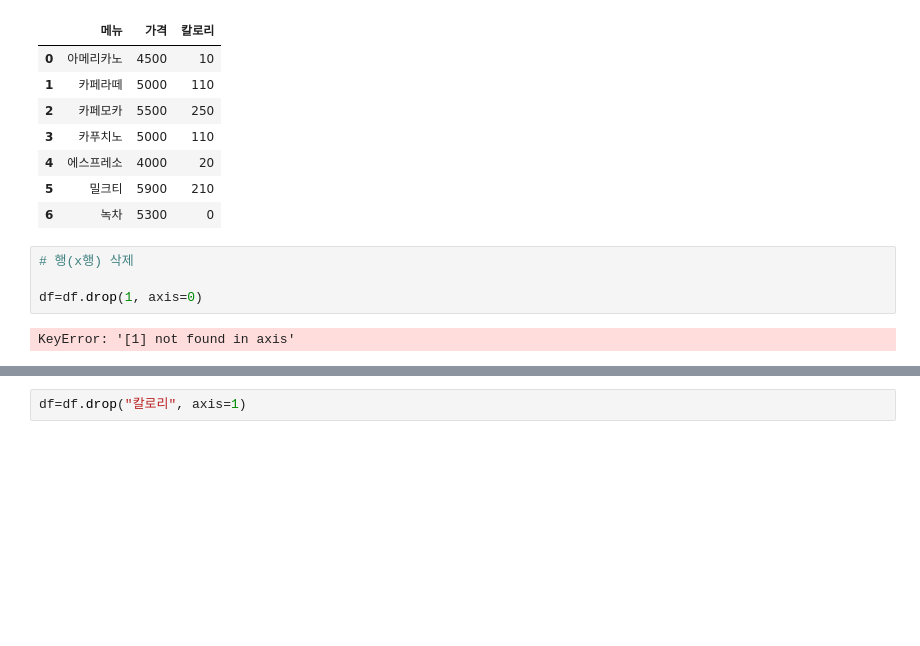
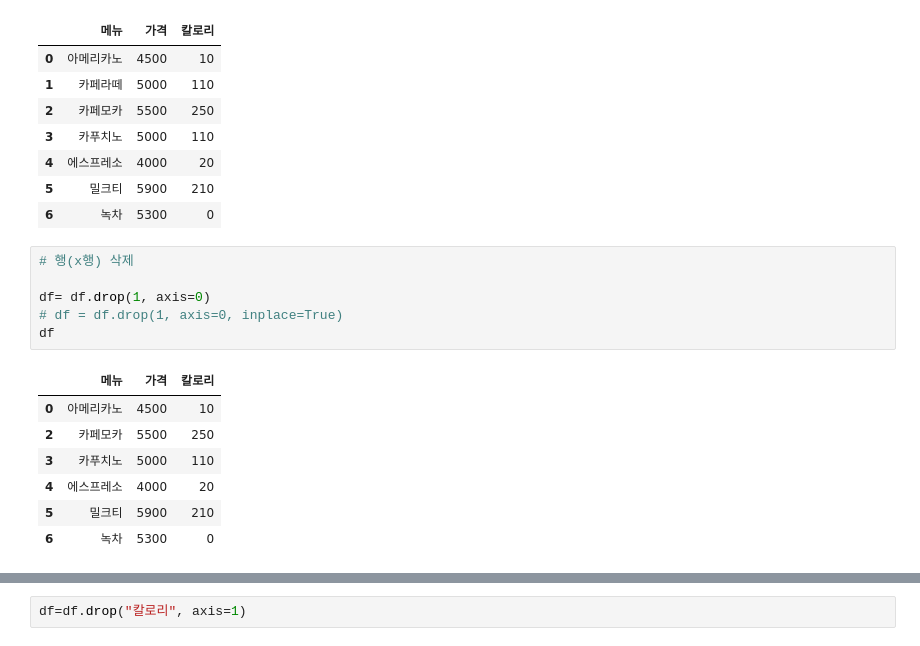
Before and after one commit to rollbsj/chat-python, a Jupyter notebook: 04_판다스/01_데이터프레임_컬럼.ipynb, the cells around one changed output, grey strips where cells are left out. Drawn from its saved outputs; the diff is of its cells as text; blank space fills up the shorter version.

```diff
--- a/04_판다스/01_데이터프레임_컬럼.ipynb
+++ b/04_판다스/01_데이터프레임_컬럼.ipynb
@@ -337,7 +322,15 @@ df
 # %%
 # 행(x행) 삭제
 
-df=df.drop(1, axis=0)
+df= df.drop(1, axis=0)
+# df = df.drop(1, axis=0, inplace=True)
+df
 # %% [output]
-KeyError: '[1] not found in axis'
+|  | 메뉴 | 가격 | 칼로리 |
+| 0 | 아메리카노 | 4500 | 10 |
+| 2 | 카페모카 | 5500 | 250 |
+| 3 | 카푸치노 | 5000 | 110 |
+| 4 | 에스프레소 | 4000 | 20 |
+| 5 | 밀크티 | 5900 | 210 |
+| 6 | 녹차 | 5300 | 0 |
 # %%
```
Also changed, not shown: parts of 5 cells of this notebook, 7 other files.
